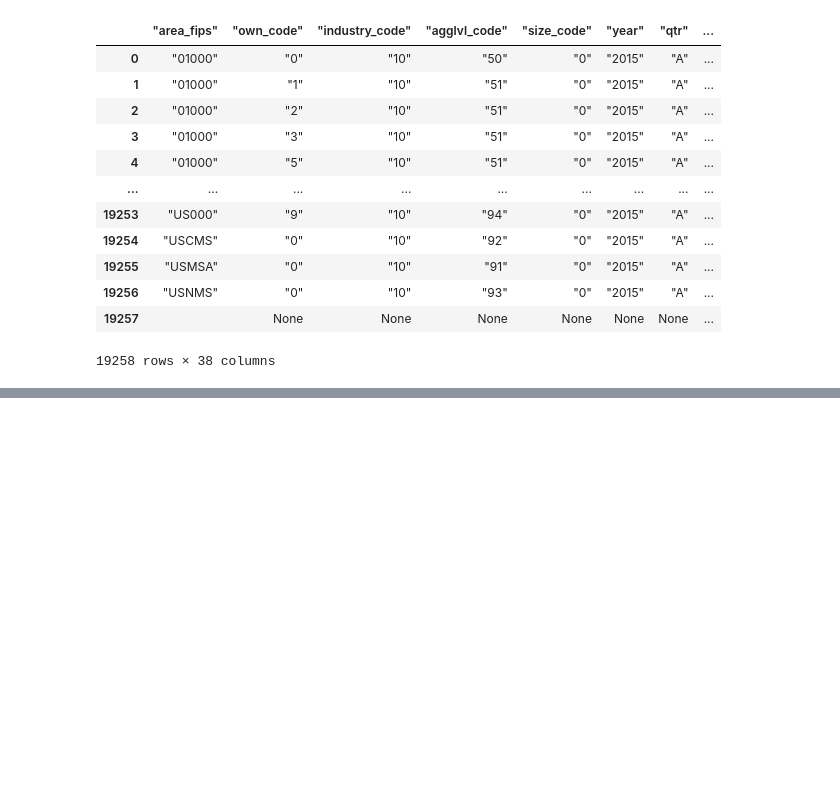
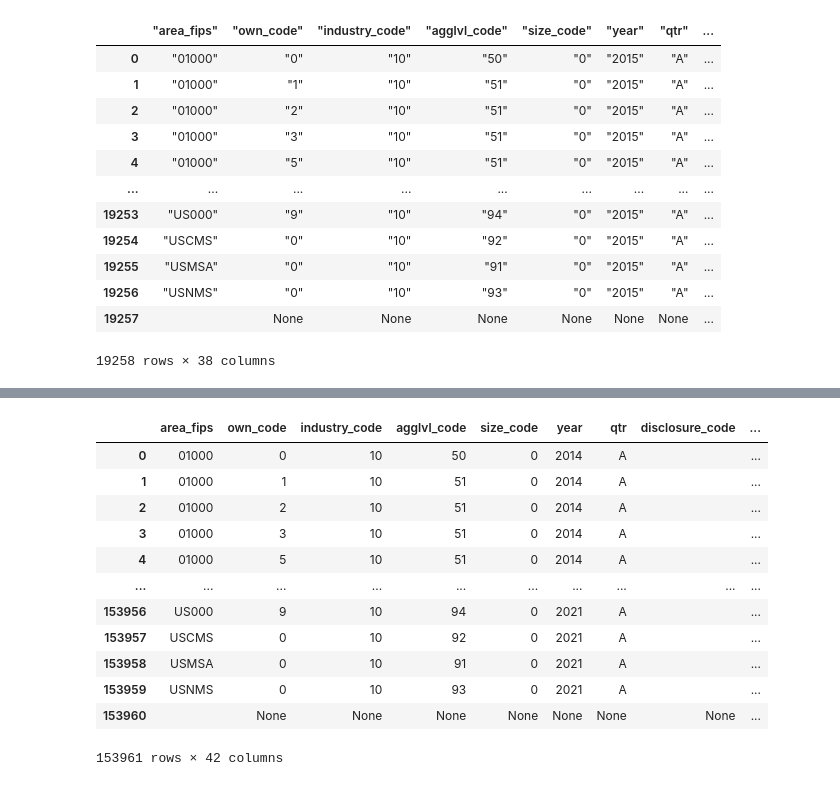
Before and after one commit to catalyst-cooperative/rmi-energy-communities, a Jupyter notebook: src/energy_comms/extract/qcew.ipynb, the cells around one changed output, grey strips where cells are left out. Cells and saved outputs as stored; diff of their text form; code cells hidden in the pictures; blank space fills up the shorter version.

Commit message:
qcew processing

```diff
--- a/src/energy_comms/extract/qcew.ipynb
+++ b/src/energy_comms/extract/qcew.ipynb
@@ -249,0 +282,4 @@ df
+# %%
+TOTAL_EMPLOYMENT_NAICS_CODE = ['10']
+
+df = get_2014_industry_data(TOTAL_EMPLOYMENT_NAICS_CODE)
@@ -249,0 +531,33 @@ df
+# %%
+
+import qcew_area_titles as area
+
+area = area.extract()
+
+def get_cleaned_2014_industry_data():
+
+    df = get_2014_industry_data(TOTAL_EMPLOYMENT_NAICS_CODE)
+
+
+
+    # remove quotation marks in rows
+    for i, col in enumerate(df.columns):
+        df.iloc[:,i] = df.iloc[:,i].str.replace('"','')
+
+    # remove quotation marks in columns
+    df.columns = df.columns.str.replace('"','')
+
+    #merge in BLS area codes to get geographic names for each observations
+
+    df_with_areas = df.merge(area,on='area_fips',how='left')
+
+    #melt to make variable identifier to merge other identifiers in later
+
+   #final_df = df_with_areas.melt(id_vars=['area_fips','area_title','industry_code','own_code'],value_vars=['annual_avg_emplvl'],value_name='num_of_employees',var_name='variable')
+
+
+    return df_with_areas
+# %%
+k = get_cleaned_2014_industry_data()
+# %%
+l = get_2014_industry_with_bls_geographic_tag(k)
@@ -249,0 +572,16 @@ df
+# %%
+l
+# %% [output]
+|  | area_fips | own_code | industry_code | agglvl_code | size_code | year | qtr | disclosure_code | ... |
+| 0 | 01000 | 0 | 10 | 50 | 0 | 2014 | A |  | ... |
+| 1 | 01000 | 1 | 10 | 51 | 0 | 2014 | A |  | ... |
+| 2 | 01000 | 2 | 10 | 51 | 0 | 2014 | A |  | ... |
+| 3 | 01000 | 3 | 10 | 51 | 0 | 2014 | A |  | ... |
+| 4 | 01000 | 5 | 10 | 51 | 0 | 2014 | A |  | ... |
+| ... | ... | ... | ... | ... | ... | ... | ... | ... | ... |
+| 153956 | US000 | 9 | 10 | 94 | 0 | 2021 | A |  | ... |
+| 153957 | USCMS | 0 | 10 | 92 | 0 | 2021 | A |  | ... |
+| 153958 | USMSA | 0 | 10 | 91 | 0 | 2021 | A |  | ... |
+| 153959 | USNMS | 0 | 10 | 93 | 0 | 2021 | A |  | ... |
+| 153960 |  | None | None | None | None | None | None | None | ... |
+153961 rows × 42 columns
```
Also changed, not shown: parts of 25 cells of this notebook, 2 other files.
